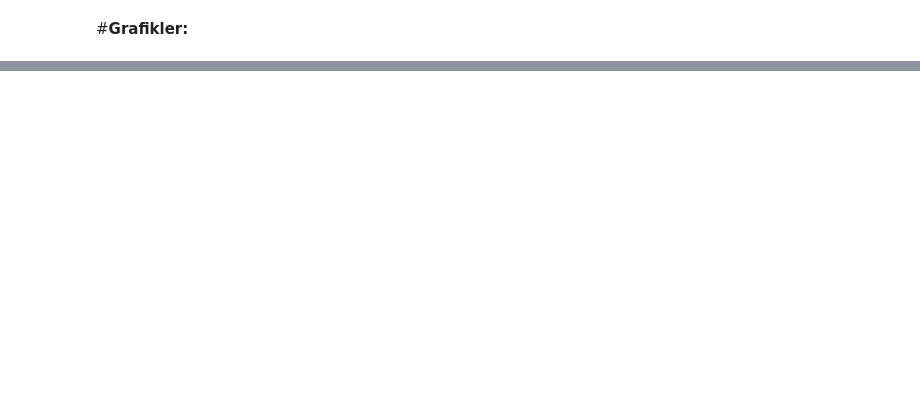
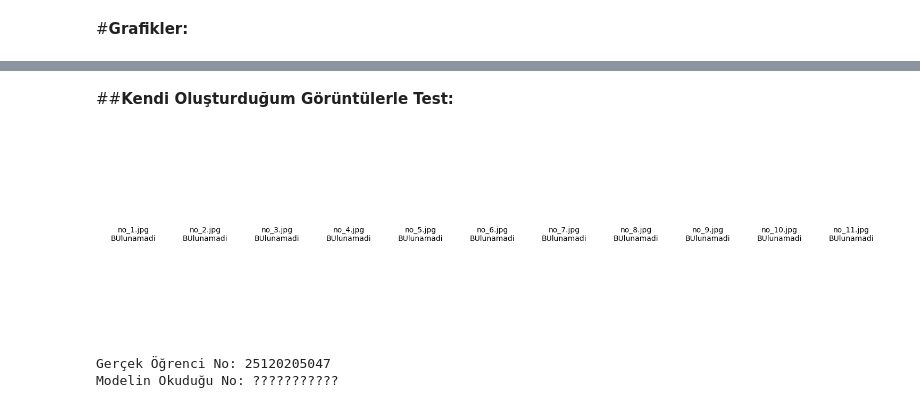
Before and after one commit to alfra-ganus/Bil485-Odev1, a Jupyter notebook: sample.ipynb, the cells around one changed output, grey strips where cells are left out. Drawn from its saved outputs; the diff is of its cells as text; code cells hidden in the pictures; blank space fills up the shorter version.

```diff
--- a/sample.ipynb
+++ b/sample.ipynb
@@ -153,0 +156,63 @@ Test Loss: 0.0967
+# %% [markdown]
+##**Kendi Oluşturduğum Görüntülerle Test:**
+# %%
+def image_hazirlik(image_path):
+  img= cv2.imread(image_path, cv2.IMREAD_GRAYSCALE);
+
+  if img is None:
+    return None,None
+
+  #boyut ve renk ayarlamalari
+  img=cv2.resize(img, (28,28)); #resize edilmis versiyon
+  img_inverted=cv2.bitwise_not(img);
+
+  #normalization ve vektor yapma
+  img=img_inverted.astype("float32")/255.0; #normalize edilmis versiyon
+  img_flat= img.reshape(1, 28*28);
+
+  return img_flat, img_inverted;
+
+
+my_no="25120205047";
+num_sayisi= len(my_no);
+
+plt.figure(figsize=(15,4));
+tahmin_no="";
+
+for i in range(num_sayisi):
+
+  dosya_adi=f"no_{i+1}.jpg";
+  gercek_num= my_no[i];
+
+  my_num_flat, processed_img=image_hazirlik(dosya_adi);
+
+  plt.subplot(1, num_sayisi, i+1);
+
+  if my_num_flat is not None:
+    prediction= model.predict(my_num_flat, verbose=0);
+    predicted_class= np.argmax(prediction);
+    confidence= np.max(prediction)*100;
+
+    tahmin_no += str(predicted_class);
+
+    plt.imshow(processed_img, cmap='gray');
+
+    color='green' if str(predicted_class)==gercek_num else 'red'
+
+    plt.title(f"Gerçek: {gercek_num}\nTahmin: {predicted_class}", color=color);
+
+  else:
+    plt.text(0.5, 0.5, f"{dosya_adi}\nBUlunamadi", ha='center', va='center');
+    tahmin_no+="?";
+
+  plt.axis('off');
+
+plt.tight_layout();
+plt.show();
+
+print(f"\nGerçek Öğrenci No: {my_no}");
+print(f"Modelin Okuduğu No: {tahmin_no}");
+# %% [output]
+[figure, added]
+Gerçek Öğrenci No: 25120205047
+Modelin Okuduğu No: ???????????
```
Also changed, not shown: parts of 4 cells of this notebook.
